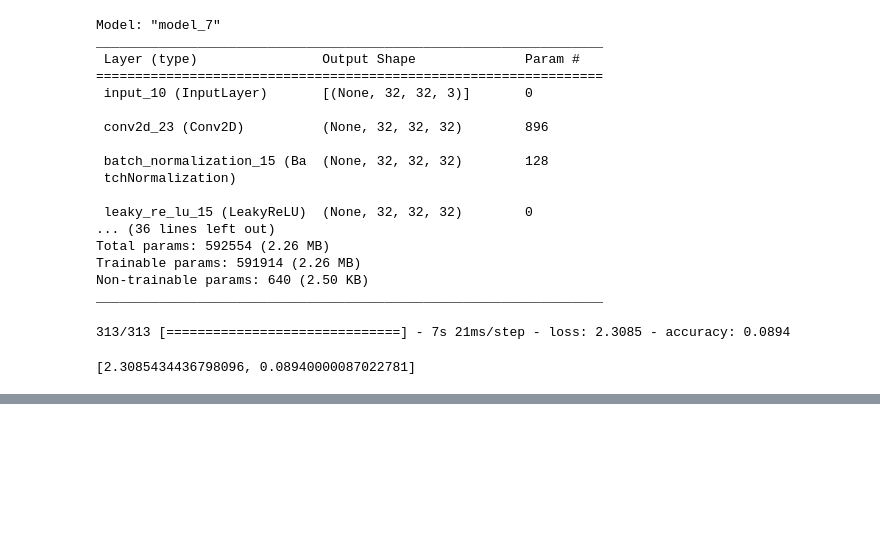
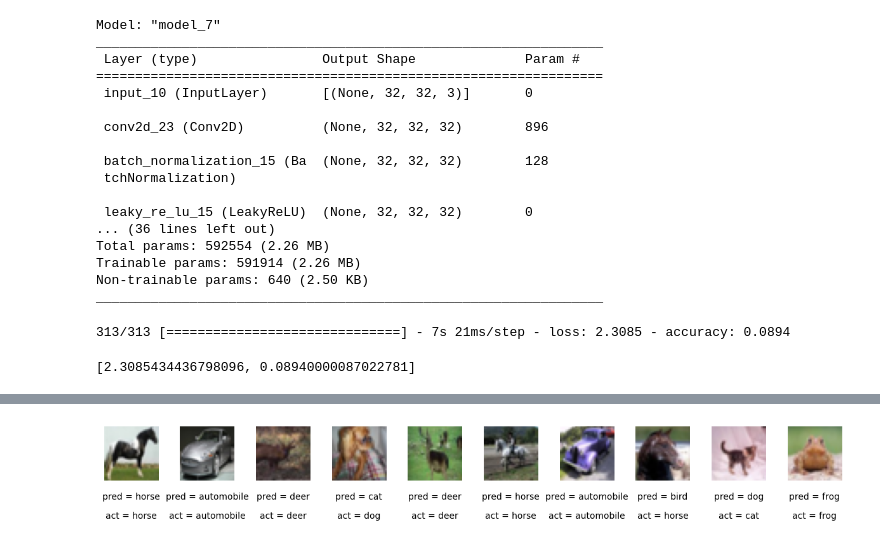
Before and after one commit to vinayex2/generative_models, a Jupyter notebook: Chapter2.ipynb, the cells around one changed output, grey strips where cells are left out. Cells and saved outputs as stored; diff of their text form; code cells hidden in the pictures; blank space fills up the shorter version.

```diff
--- a/Chapter1.ipynb
+++ b/Chapter2.ipynb
@@ -419,2 +439,3 @@ Epoch 1/10
 # %%
+preds = model.predict(x_test)
 model.evaluate(x_test,y_test)
@@ -420,0 +446,22 @@ model.evaluate(x_test,y_test)
+# %%
+
+preds_single = CLASSES[np.argmax(preds,axis=-1)]
+actual_single= CLASSES[np.argmax(y_test,axis=-1)]
+
+n_to_show=10
+indices = np.random.choice(range(len(x_test)),n_to_show)
+
+fig = plt.figure(figsize=(15,3))
+fig.subplots_adjust(hspace=0.4,wspace=0.4)
+
+for i,idx in enumerate(indices):
+    img= x_test[idx]
+    ax = fig.add_subplot(1,n_to_show,i+1)
+    ax.axis('off')
+    ax.text(0.5,-0.35,'pred = '+ str(preds_single[idx]), fontsize=10,
+            ha='center', transform=ax.transAxes)
+    ax.text(0.5,-0.7,'act = '+ str(actual_single[idx]), fontsize=10,
+            ha='center', transform=ax.transAxes)
+    ax.imshow(img)
+# %% [output]
+[figure, added]
```
Also changed, not shown: parts of 2 cells of this notebook, 1 other file.
